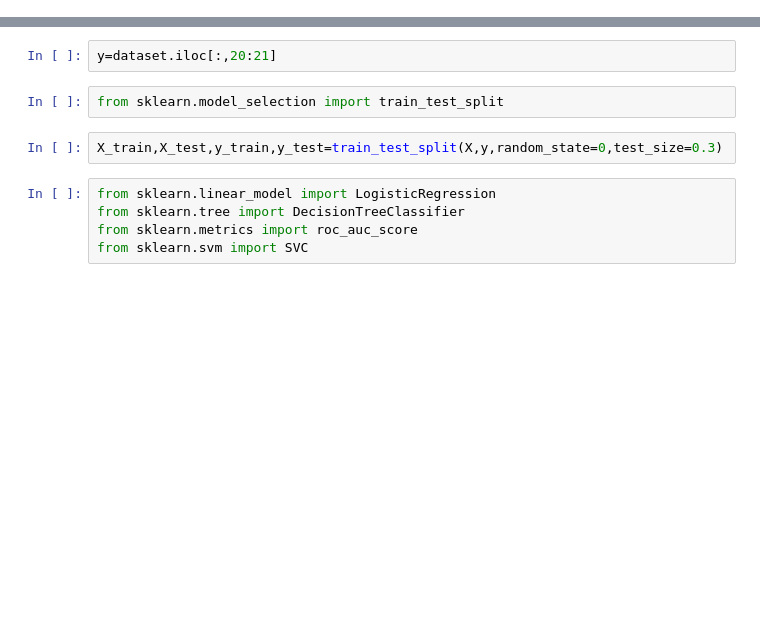
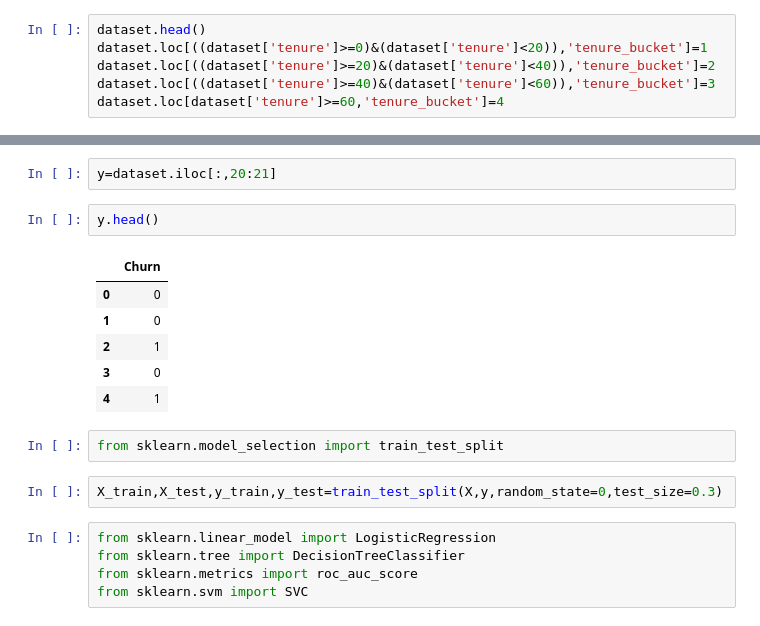
Before and after one commit to innovator-arjun/Telco-Customer-Churn, a Jupyter notebook: Telco Churn Prediction.ipynb, the cells around one changed output, grey strips where cells are left out. Saved outputs shown, nothing was run; the diff lists cells and outputs as text; blank space fills up the shorter version.

```diff
--- a/Telco Churn Prediction.ipynb
+++ b/Telco Churn Prediction.ipynb
@@ -163,0 +162,6 @@ dataset.loc[(dataset.tenure>0) & (dataset.tenure<20)]='10-20'
+# %%
+dataset.head()
+dataset.loc[((dataset['tenure']>=0)&(dataset['tenure']<20)),'tenure_bucket']=1
+dataset.loc[((dataset['tenure']>=20)&(dataset['tenure']<40)),'tenure_bucket']=2
+dataset.loc[((dataset['tenure']>=40)&(dataset['tenure']<60)),'tenure_bucket']=3
+dataset.loc[dataset['tenure']>=60,'tenure_bucket']=4
@@ -232,6 +253,15 @@ X.head()
 | 4 | 0 | 0 | 0 | 0 | 2 | 1 | 0 | 1 | ... |
 # %%
 y=dataset.iloc[:,20:21]
+# %%
+y.head()
+# %% [output]
+|  | Churn |
+| 0 | 0 |
+| 1 | 0 |
+| 2 | 1 |
+| 3 | 0 |
+| 4 | 1 |
 # %%
 from sklearn.model_selection import train_test_split
 # %%
```
Also changed, not shown: parts of 13 cells of this notebook.
